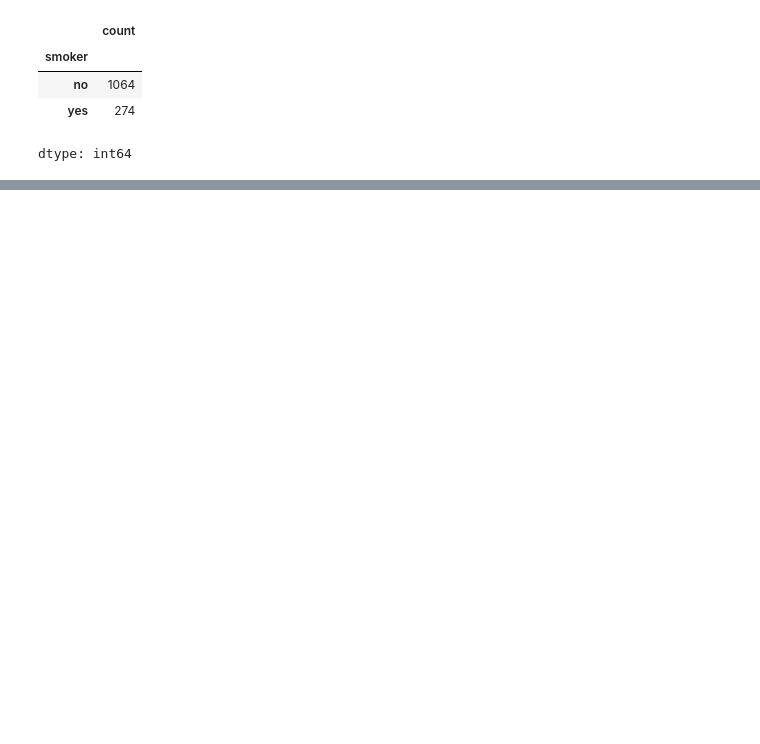
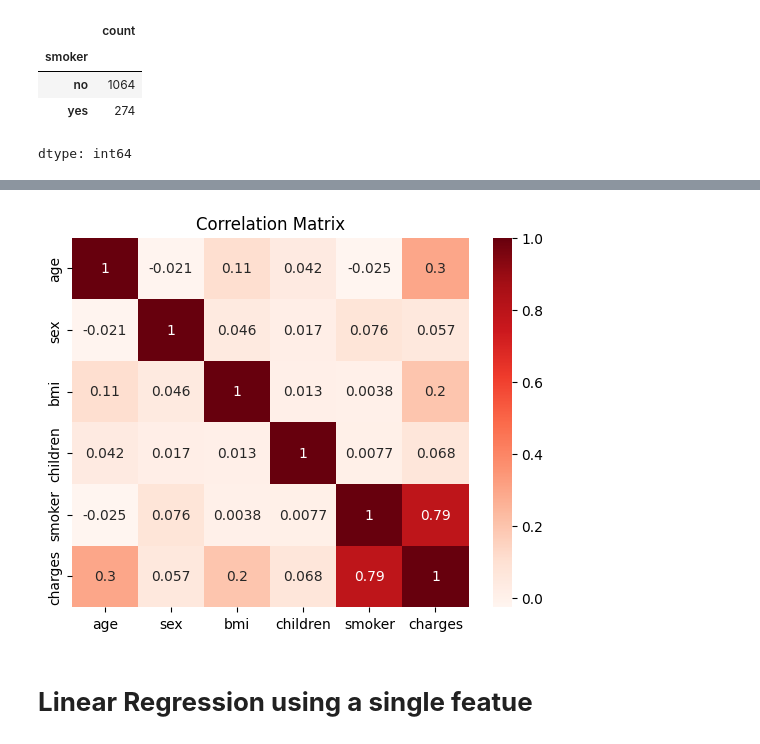
Before and after one commit to pramodyasci/scikit-learn-practice, a Jupyter notebook: scikit_learn_practice.ipynb, the cells around one changed output, grey strips where cells are left out. Cells and saved outputs as stored; diff of their text form; code cells hidden in the pictures; blank space fills up the shorter version.

```diff
--- a/scikit_learn_practice.ipynb
+++ b/scikit_learn_practice.ipynb
@@ -121,0 +135,3 @@ fig.show()
+# %%
+medical_df['smoker'] = medical_df['smoker'].map({'yes': 1, 'no': 0})
+medical_df['sex'] = medical_df['sex'].map({'male': 1, 'female': 0})
@@ -121,0 +148,9 @@ fig.show()
+# %%
+numeric_cols = medical_df.select_dtypes(include=np.number)
+sns.heatmap(numeric_cols.corr(), cmap='Reds', annot=True)
+plt.title('Correlation Matrix')
+plt.show()
+# %% [output]
+[figure, added]
+# %% [markdown]
+# **Linear Regression using a single featue**
```
Also changed, not shown: parts of 5 cells of this notebook.
